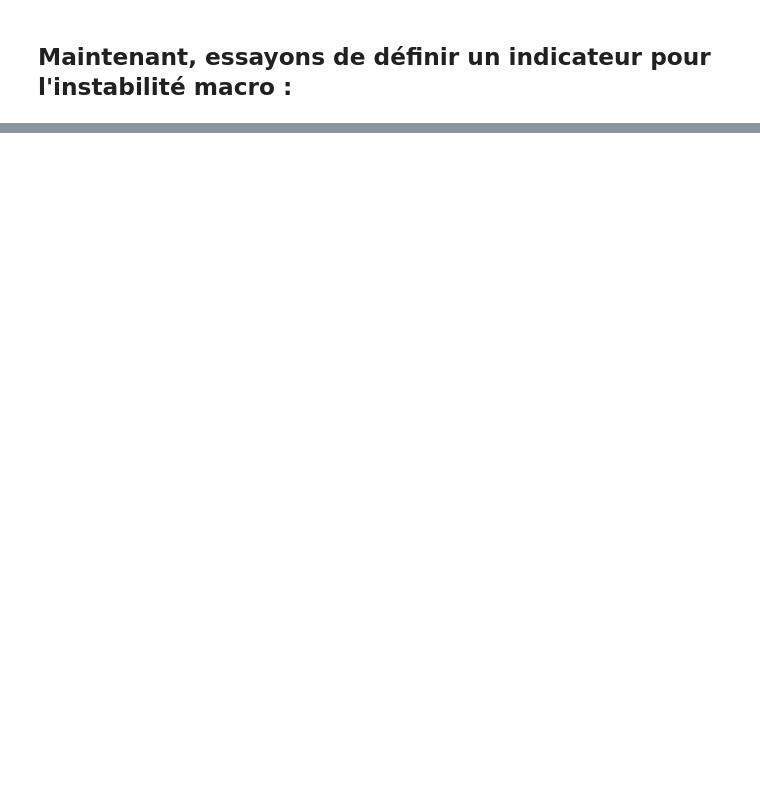
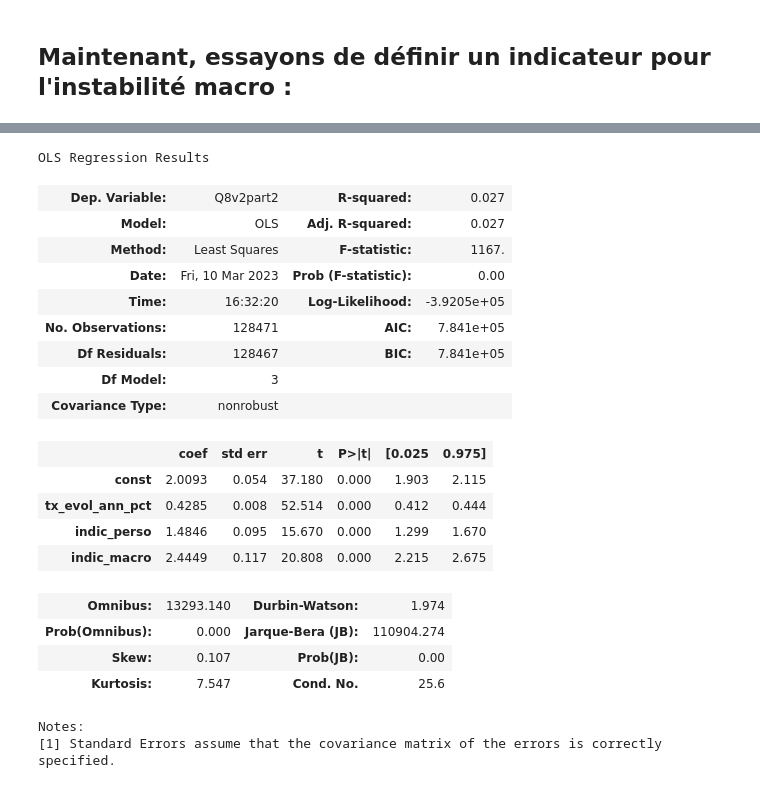
Before and after one commit to Jeremstar/-a-va-pr-dire-l-inflation-s-v-re, a Jupyter notebook: Régressions.ipynb, the cells around one changed output, grey strips where cells are left out. Saved outputs shown, nothing was run; the diff lists cells and outputs as text; code cells hidden in the pictures; blank space fills up the shorter version.

```diff
--- a/Régressions.ipynb
+++ b/Régressions.ipynb
@@ -257,0 +282,2 @@ ValueError: endog and exog matrices are different sizes
+# %%
+BF['indic_macro']=(BF.fillna(0)['Q4new']/100+BF.fillna(0)['Q5new']/100+(100-BF.fillna(0)['Q6new'])/100)/3
@@ -257,0 +317,30 @@ ValueError: endog and exog matrices are different sizes
+# %%
+Y = BF['Q8v2part2'].astype('float')
+X = BF.fillna(0)[['tx_evol_ann_pct','indic_perso','indic_macro']]
+X = sm.add_constant(X)
+model = sm.OLS(Y,X)
+results = model.fit()
+su = results.summary()
+su
+# %% [output]
+OLS Regression Results
+| Dep. Variable: | Q8v2part2 | R-squared: | 0.027 |
+| Model: | OLS | Adj. R-squared: | 0.027 |
+| Method: | Least Squares | F-statistic: | 1167. |
+| Date: | Fri, 10 Mar 2023 | Prob (F-statistic): | 0.00 |
+| Time: | 16:32:20 | Log-Likelihood: | -3.9205e+05 |
+| No. Observations: | 128471 | AIC: | 7.841e+05 |
+| Df Residuals: | 128467 | BIC: | 7.841e+05 |
+| Df Model: | 3 |  |  |
+| Covariance Type: | nonrobust |  |  |
+|  | coef | std err | t | P>|t| | [0.025 | 0.975] |
+| const | 2.0093 | 0.054 | 37.180 | 0.000 | 1.903 | 2.115 |
+| tx_evol_ann_pct | 0.4285 | 0.008 | 52.514 | 0.000 | 0.412 | 0.444 |
+| indic_perso | 1.4846 | 0.095 | 15.670 | 0.000 | 1.299 | 1.670 |
+| indic_macro | 2.4449 | 0.117 | 20.808 | 0.000 | 2.215 | 2.675 |
+| Omnibus: | 13293.140 | Durbin-Watson: | 1.974 |
+| Prob(Omnibus): | 0.000 | Jarque-Bera (JB): | 110904.274 |
+| Skew: | 0.107 | Prob(JB): | 0.00 |
+| Kurtosis: | 7.547 | Cond. No. | 25.6 |
+Notes:
+[1] Standard Errors assume that the covariance matrix of the errors is correctly specified.
```
Also changed, not shown: parts of 8 cells of this notebook.
